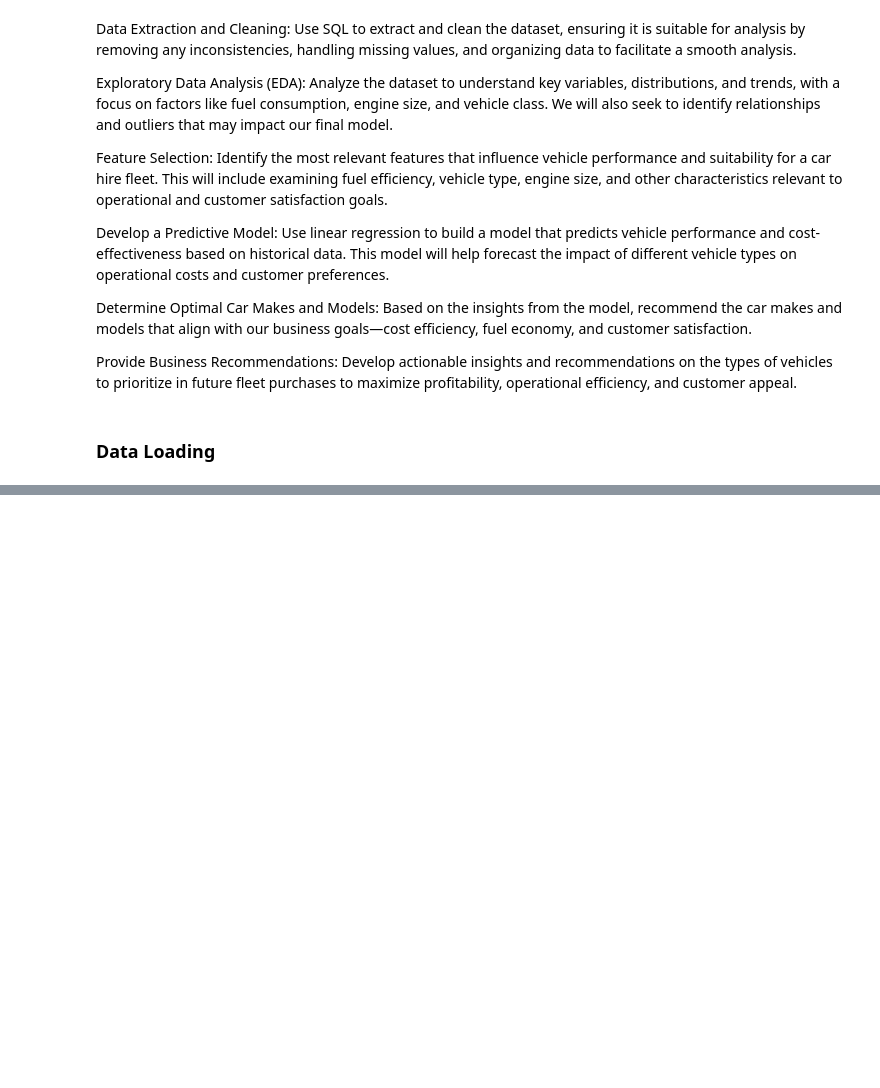
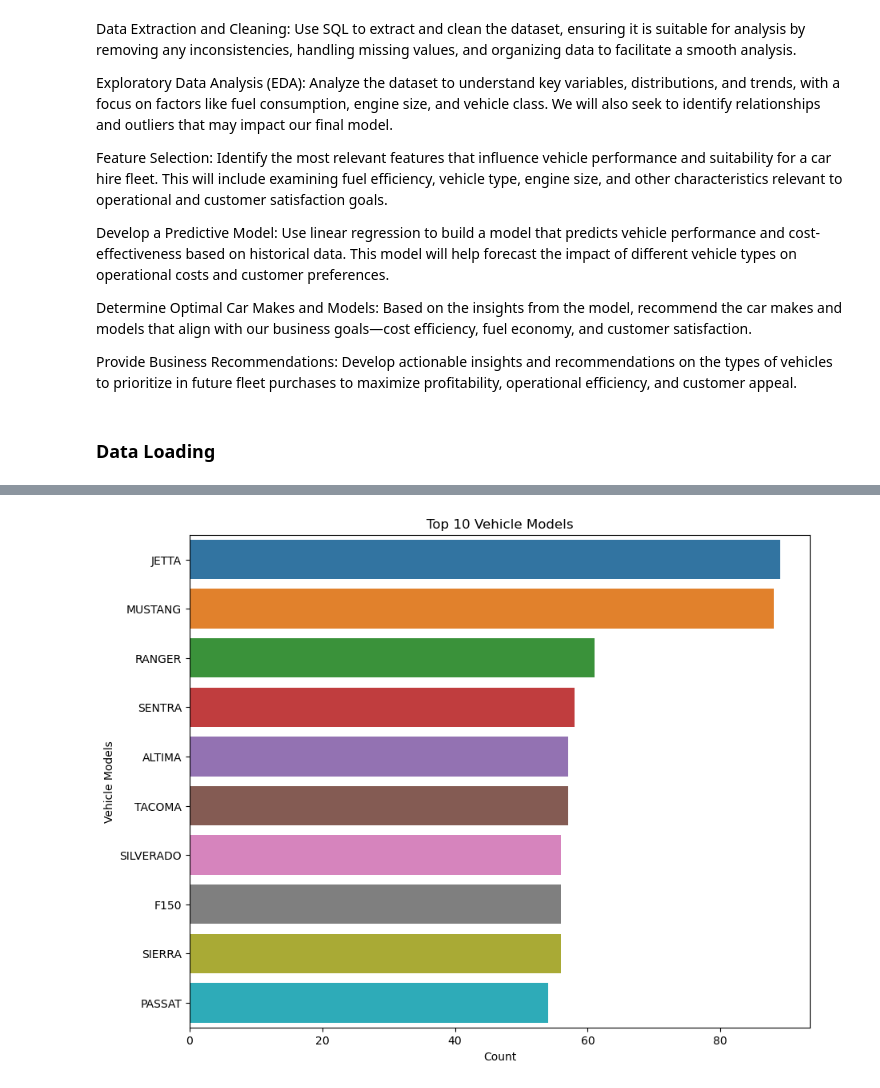
Before and after one commit to WambuiMunene/Phase2-Project_Group-4, a Jupyter notebook: Notebooks/Wilbroda.ipynb, the cells around one changed output, grey strips where cells are left out. Saved outputs shown, nothing was run; the diff lists cells and outputs as text; code cells hidden in the pictures; blank space fills up the shorter version.

```diff
--- a/Notebooks/Wilbroda.ipynb
+++ b/Notebooks/Wilbroda.ipynb
@@ -34,0 +201,14 @@ import pandas as pd
+# %%
+# Top Car Models
+top_n = 10
+
+top_models = vehicles_df['MODEL'].value_counts().head(top_n)
+
+plt.figure(figsize=(10, 8))
+sns.barplot(y=top_models.index, x=top_models.values)
+plt.title(f'Top {top_n} Vehicle Models')
+plt.xlabel('Count')
+plt.ylabel('Vehicle Models')
+plt.show()
+# %% [output]
+[figure, added]
```
Also changed, not shown: parts of 33 cells of this notebook.
